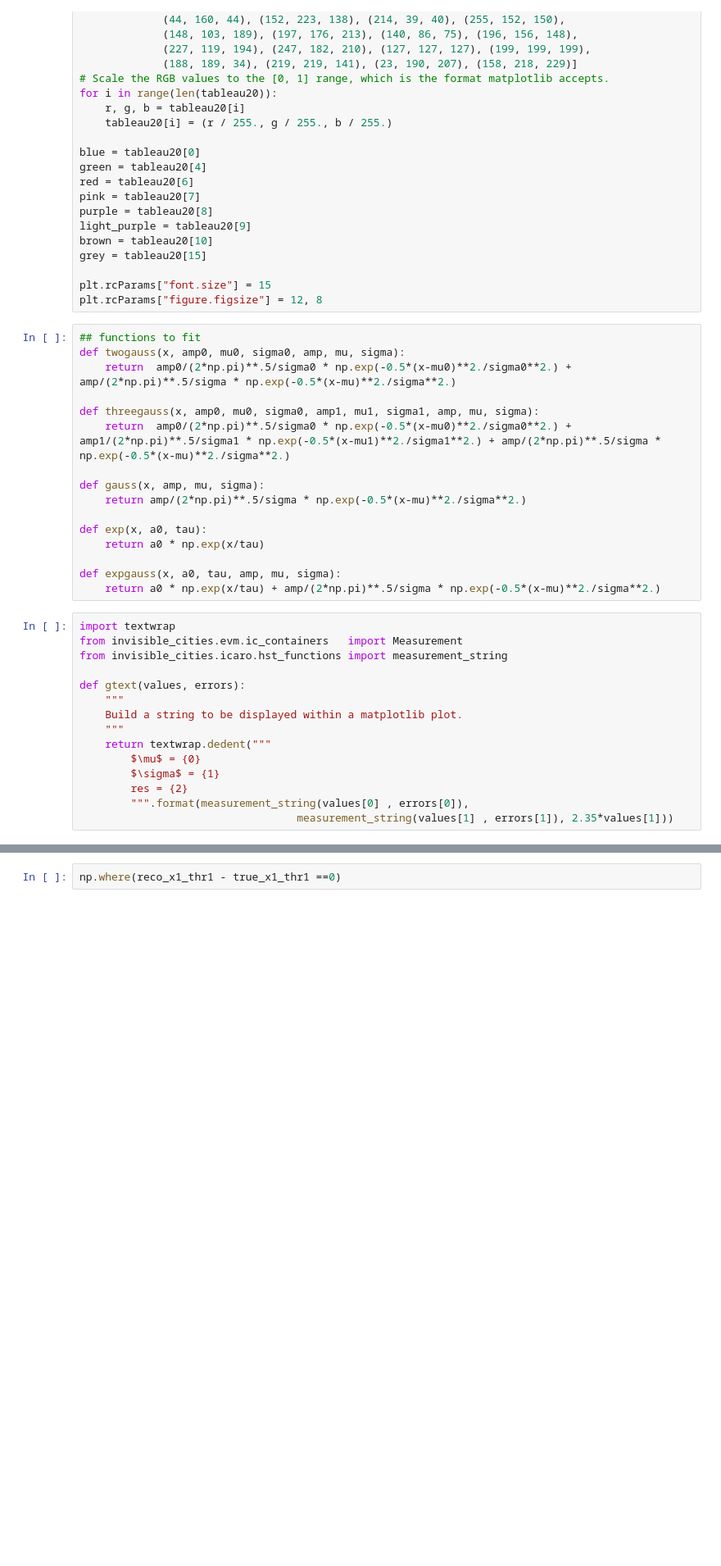
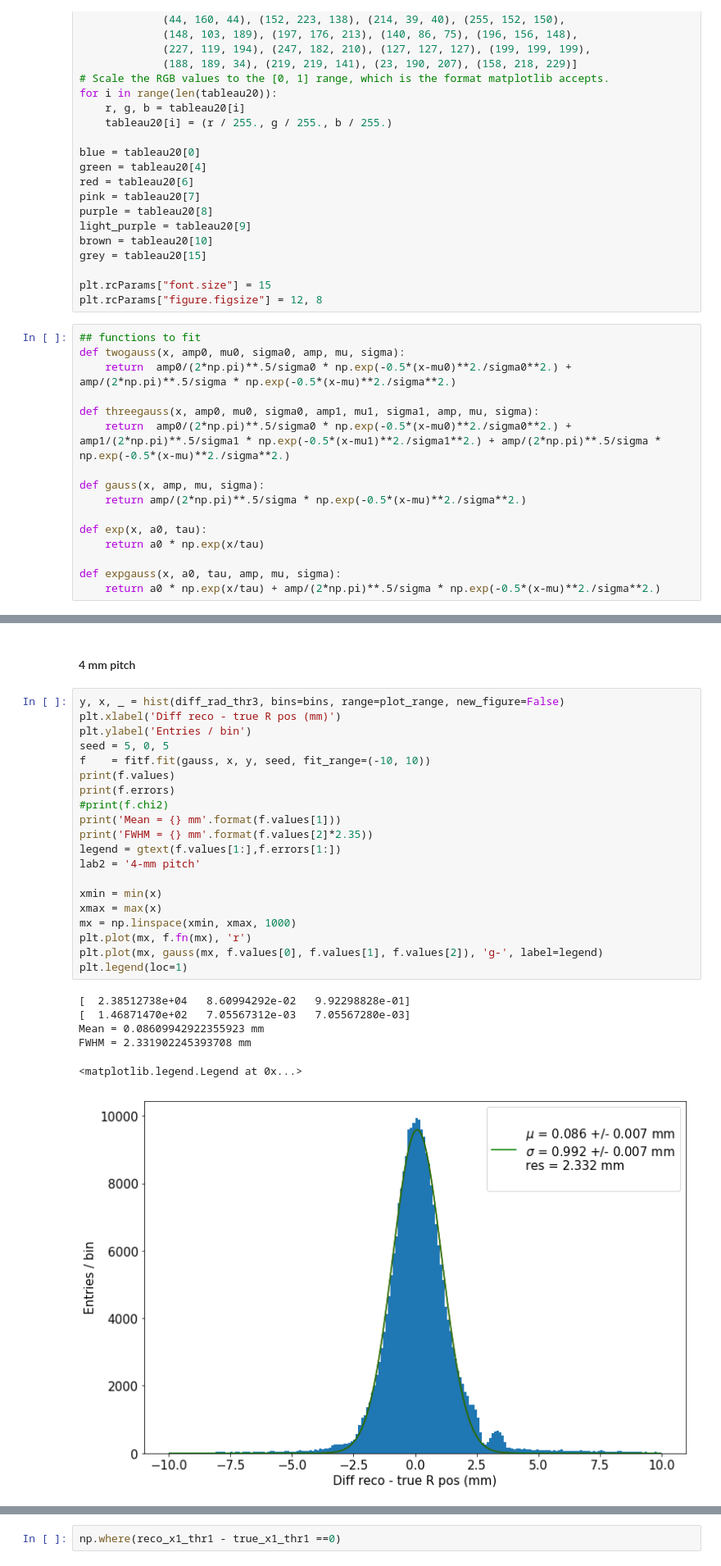
Before and after one commit to paolafer/petalo_nb, a Jupyter notebook: FullRing-res-pos.ipynb, the cells around one changed output, grey strips where cells are left out. Shown at 82% size. Cells and saved outputs as stored; diff of their text form; blank space fills up the shorter version.

```diff
--- a/FullRing-res-pos.ipynb
+++ b/FullRing-res-pos.ipynb
@@ -58,18 +58,3 @@ def exp(x, a0, tau):
 
 def expgauss(x, a0, tau, amp, mu, sigma):
     return a0 * np.exp(x/tau) + amp/(2*np.pi)**.5/sigma * np.exp(-0.5*(x-mu)**2./sigma**2.)
-# %%
-import textwrap
-from invisible_cities.evm.ic_containers   import Measurement
-from invisible_cities.icaro.hst_functions import measurement_string
-
-def gtext(values, errors):
-    """
-    Build a string to be displayed within a matplotlib plot.
-    """
-    return textwrap.dedent("""
-        $\mu$ = {0}
-        $\sigma$ = {1}
-        res = {2}
-        """.format(measurement_string(values[0] , errors[0]),
-                                  measurement_string(values[1] , errors[1]), 2.35*values[1]))
@@ -583,0 +485,29 @@ h3 = plt.hist(diff_x_thr3, bins=bins, color=colors[1], range=plot_range, histtyp
+# %% [markdown]
+#### 4 mm pitch
+# %%
+y, x, _ = hist(diff_rad_thr3, bins=bins, range=plot_range, new_figure=False)
+plt.xlabel('Diff reco - true R pos (mm)')
+plt.ylabel('Entries / bin')
+seed = 5, 0, 5
+f    = fitf.fit(gauss, x, y, seed, fit_range=(-10, 10))
+print(f.values)
+print(f.errors)
+#print(f.chi2)
+print('Mean = {} mm'.format(f.values[1]))
+print('FWHM = {} mm'.format(f.values[2]*2.35))
+legend = gtext(f.values[1:],f.errors[1:])
+lab2 = '4-mm pitch'
+
+xmin = min(x)
+xmax = max(x)
+mx = np.linspace(xmin, xmax, 1000)
+plt.plot(mx, f.fn(mx), 'r')
+plt.plot(mx, gauss(mx, f.values[0], f.values[1], f.values[2]), 'g-', label=legend)
+plt.legend(loc=1)
+# %% [output]
+[  2.38512738e+04   8.60994292e-02   9.92298828e-01]
+[  1.46871470e+02   7.05567312e-03   7.05567280e-03]
+Mean = 0.08609942922355923 mm
+FWHM = 2.331902245393708 mm
+<matplotlib.legend.Legend at 0x...>
+[figure, added]
```
Also changed, not shown: parts of 83 cells of this notebook.
